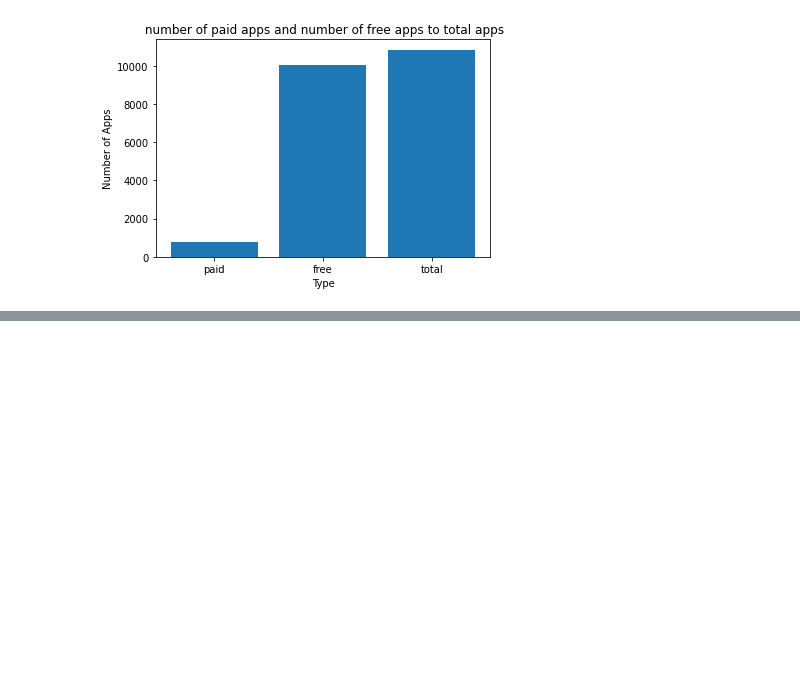
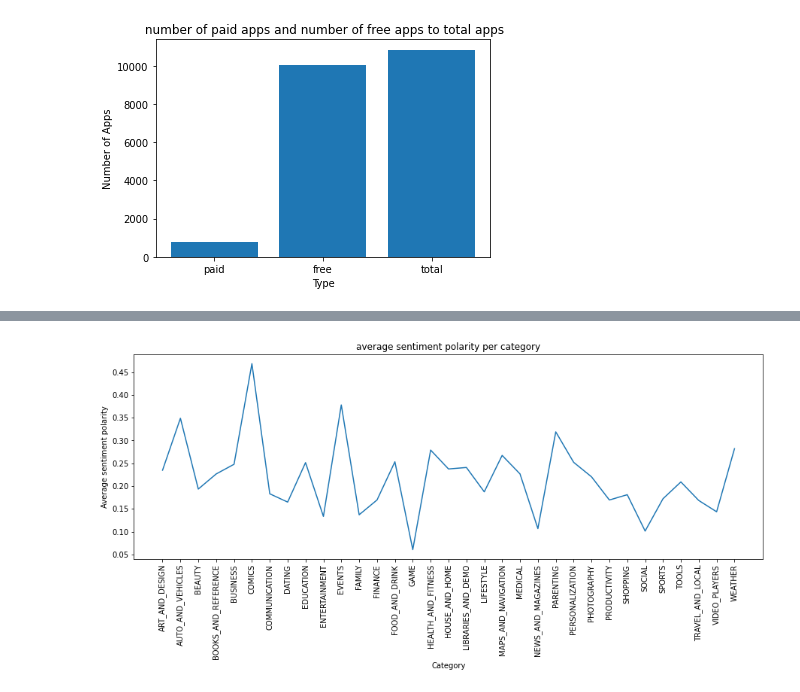
Before and after one commit to Preetirai-tech/Play-Store-App-Review-Analysis, a Jupyter notebook: Play_Store_App_Review_Analysis_Capstone_Project.ipynb, the cells around one changed output, grey strips where cells are left out. Cells and saved outputs as stored; diff of their text form; code cells hidden in the pictures; blank space fills up the shorter version.

```diff
--- a/Play_Store_App_Review_Analysis_Capstone_Project.ipynb
+++ b/Play_Store_App_Review_Analysis_Capstone_Project.ipynb
@@ -444,0 +467,13 @@ Text(0, 0.5, 'Number of Apps')
+# %%
+
+x = sorted([i for i in combined_df['Category'].unique()])
+y = [i for i in combined_df.groupby('Category')['Sentiment_Polarity'].mean()]
+plt.figure(figsize=(15,5))
+plt.xticks(rotation = 90)
+plt.plot(x,y)
+plt.title('average sentiment polarity per category')
+plt.xlabel('Category')
+plt.ylabel('Average sentiment polarity')
+plt.show()
+# %% [output]
+[figure, added]
```
Also changed, not shown: parts of 2 cells of this notebook.
